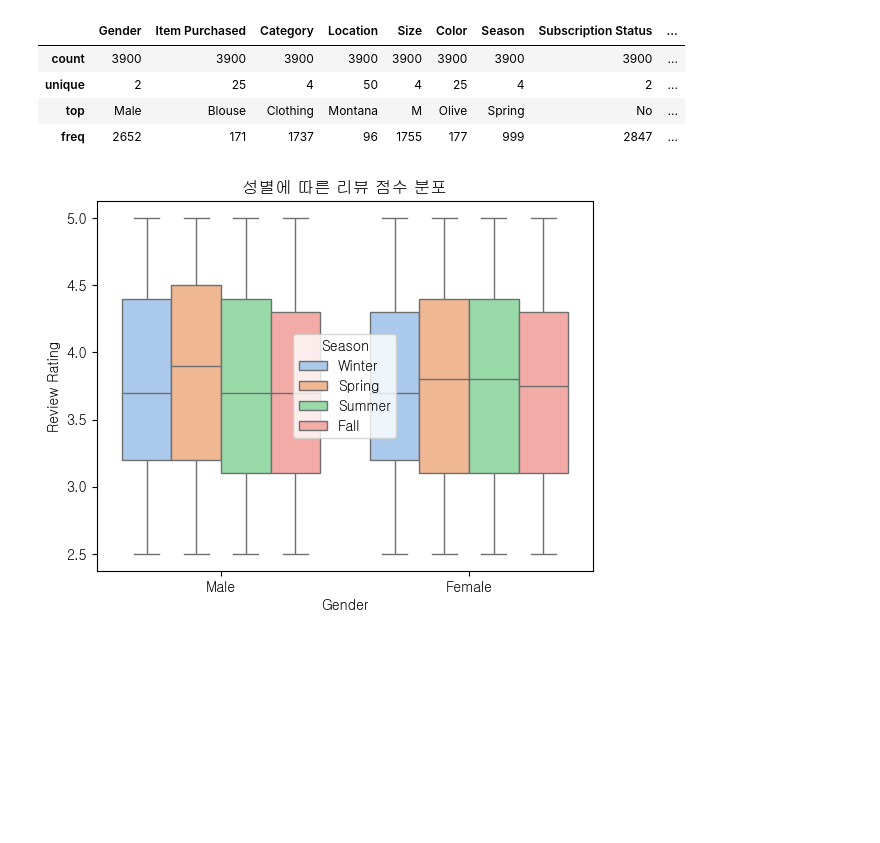
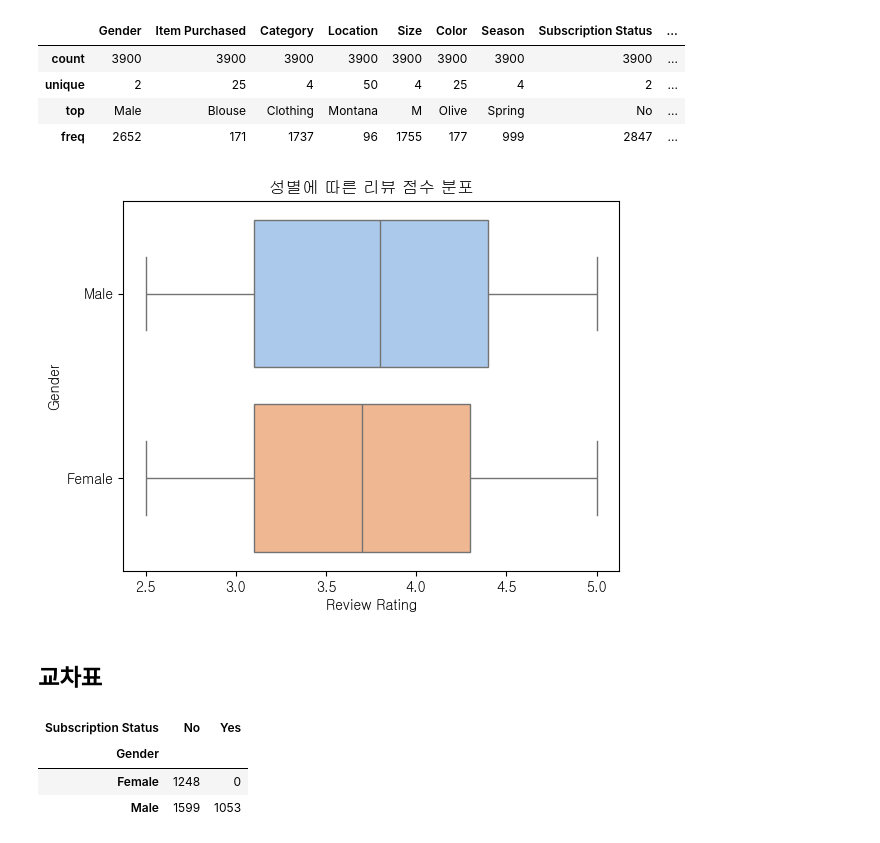
Before and after one commit to jr-2-team/shopping-data-analysis, a Jupyter notebook: HJH.ipynb, the cells around one changed output. Saved outputs shown, nothing was run; the diff lists cells and outputs as text; code cells hidden in the pictures; blank space fills up the shorter version.

```diff
--- a/HJH.ipynb
+++ b/HJH.ipynb
@@ -324,11 +333,11 @@ array(['Gray', 'Maroon', 'Turquoise', 'White', 'Charcoal', 'Silver',
 # %%
 
 color_groups = {
-    'Neutral': ['Black', 'White', 'Gray', 'Charcoal', 'Silver', 'Beige'],
-    'Warm': ['Red', 'Orange', 'Peach', 'Yellow', 'Gold', 'Maroon'],
-    'Cool': ['Blue', 'Cyan', 'Teal', 'Turquoise', 'Indigo', 'Violet', 'Lavender'],
-    'Earth': ['Brown', 'Olive', 'Green'],
-    'Vivid': ['Pink', 'Purple', 'Magenta']
+    'Red_Pink': ['Red', 'Maroon', 'Pink', 'Magenta', 'Peach'],
+    'Orange_Yellow': ['Orange', 'Gold', 'Yellow', 'Beige', 'Brown'],
+    'Green_Earth': ['Green', 'Olive', 'Teal', 'Turquoise', 'Cyan'],
+    'Blue_Indigo': ['Blue', 'Indigo', 'Violet', 'Purple', 'Lavender'],
+    'Neutral': ['Black', 'White', 'Gray', 'Charcoal', 'Silver']
 }
 
 # 매핑용 딕셔너리 생성
@@ -420,8 +425,8 @@ Name: count, dtype: int64
 # 색상과 리뷰의 구매금액 교차분석
 shopping_df['ReviewGroup'] = pd.cut(
     shopping_df['Review Rating'],
-    bins=[1, 1.5, 2, 2.5, 3, 3.5, 4, 4.5, 5],
-    labels=['1점', '1.5점', '2점', '2.5점', '3점', '3.5점', '4점', '4.5점'],
+    bins=[0, 1, 1.5, 2, 2.5, 3, 3.5, 4, 4.5, 5],
+    labels=['1점', '1.5점', '2점', '2.5점', '3점', '3.5점', '4점', '4.5점', '5점'],
     right=False
 )
 
@@ -496,8 +501,18 @@ display(categorical_df.describe())
 | freq | 2652 | 171 | 1737 | 96 | 1755 | 177 | 999 | 2847 | ... |
 # %%
 # 성별에 따른 리뷰점수
-sns.boxplot(x='Gender', y='Review Rating', data=shopping_df, palette='pastel', hue='Season')
+sns.boxplot(y='Gender', x='Review Rating', data=shopping_df, palette='pastel', hue='Gender' )
 plt.title('성별에 따른 리뷰 점수 분포')
 plt.show()
 # %% [output]
-[figure, old version]
+[figure, new version]
+# %% [markdown]
+## 교차표
+# %%
+pd.crosstab(shopping_df['Gender'], shopping_df['Subscription Status'])
+# 남성이 구독을 많이함
+# %% [output]
+| Subscription Status | No | Yes |
+| Gender |  |  |
+| Female | 1248 | 0 |
+| Male | 1599 | 1053 |
```
Also changed, not shown: parts of 9 cells of this notebook, 1 other file.
